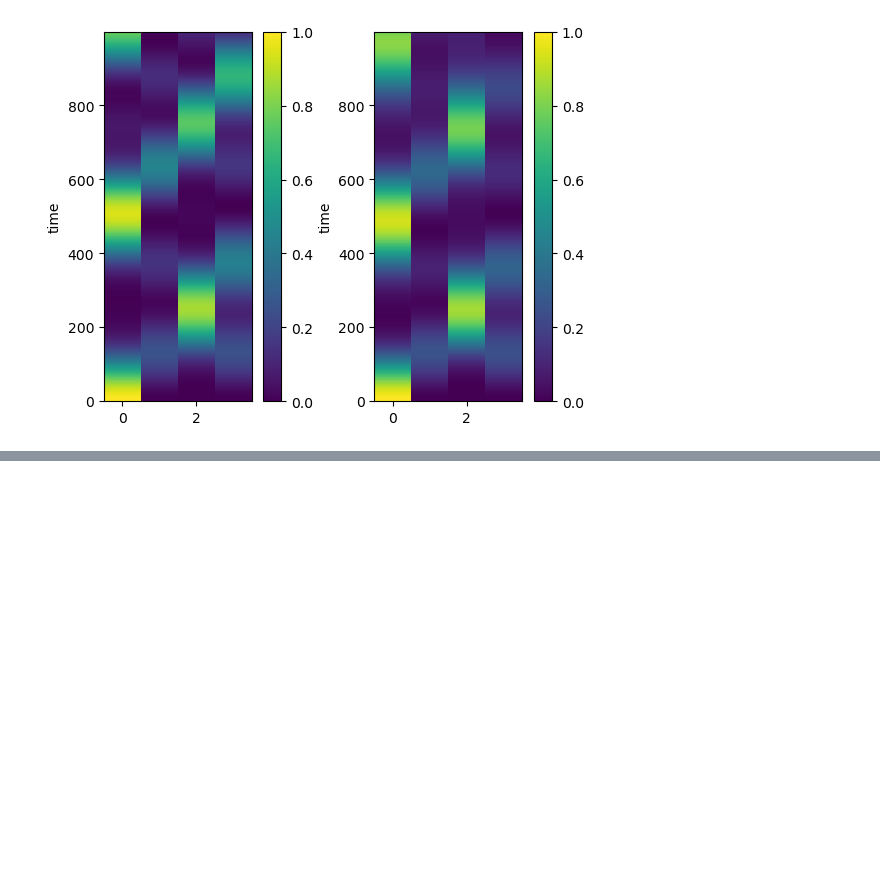
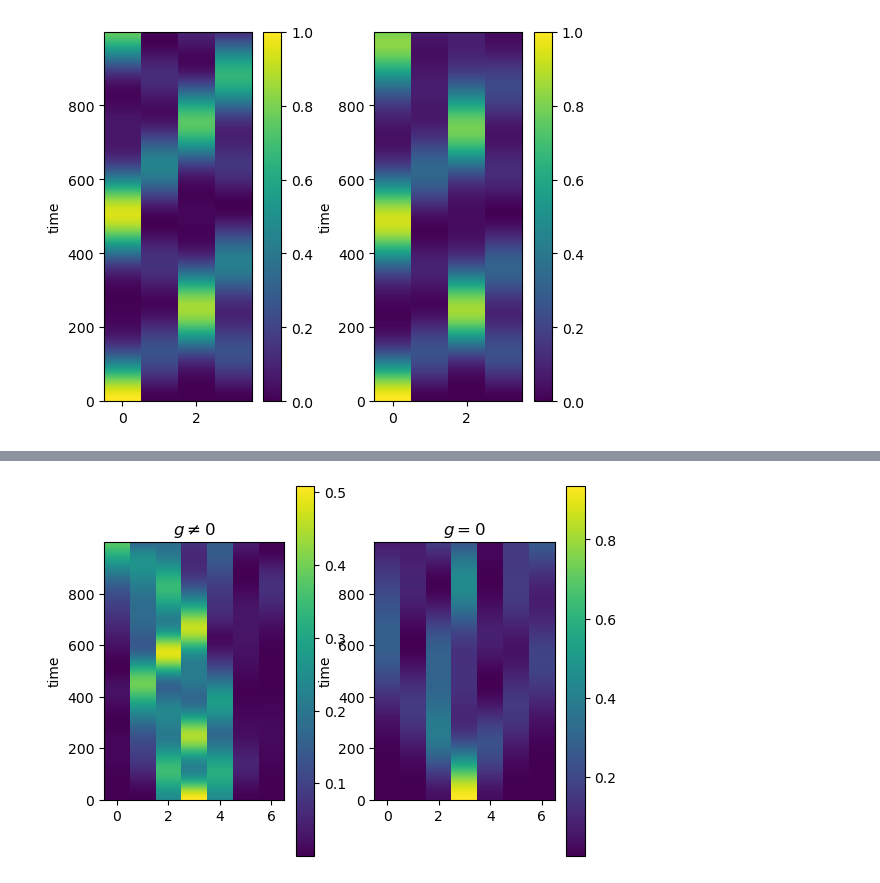
Before and after one commit to dibondar/miscellaneous, a Jupyter notebook: GPE_on_lattice.ipynb, the cells around one changed output, grey strips where cells are left out. Drawn from its saved outputs; the diff is of its cells as text; code cells hidden in the pictures; blank space fills up the shorter version.

```diff
--- a/GPE_on_lattice.ipynb
+++ b/GPE_on_lattice.ipynb
@@ -280,0 +337,27 @@ plt.show()
+# %%
+plt.subplot(121)
+plt.title(r"$g \neq 0$")
+plt.imshow(
+    np.abs(wavefunctions_iteract) ** 2,
+    aspect=0.01,
+    interpolation='nearest',
+    origin='lower'
+)
+
+plt.ylabel("time")
+plt.colorbar()
+
+plt.subplot(122)
+plt.title(r"$g = 0$")
+plt.imshow(
+    np.abs(wavefunctions_no_iteract) ** 2,
+    aspect=0.01,
+    interpolation='nearest',
+    origin='lower'
+)
+
+plt.ylabel("time")
+plt.colorbar()
+plt.show()
+# %% [output]
+[figure, added]
```
Also changed, not shown: parts of 4 cells of this notebook.
